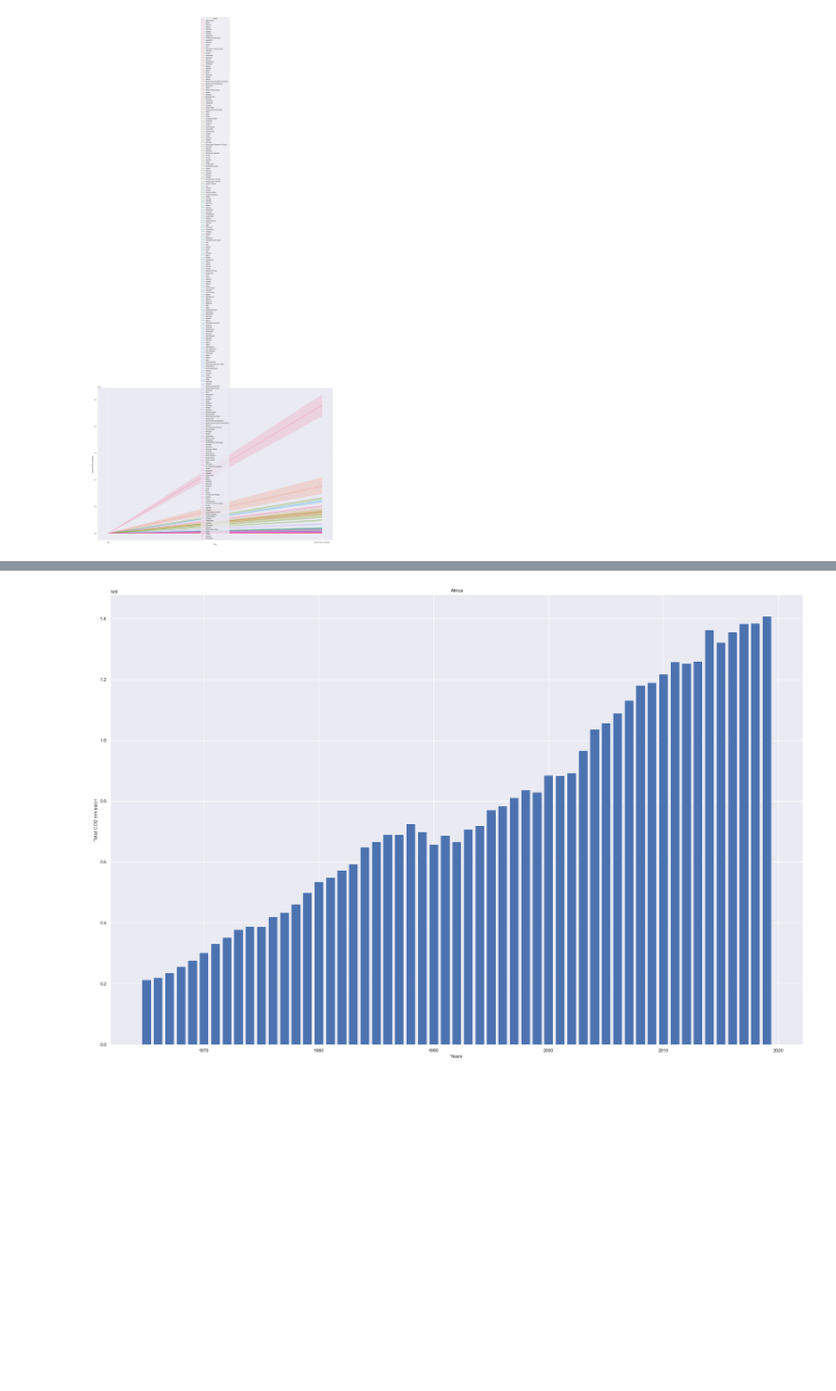
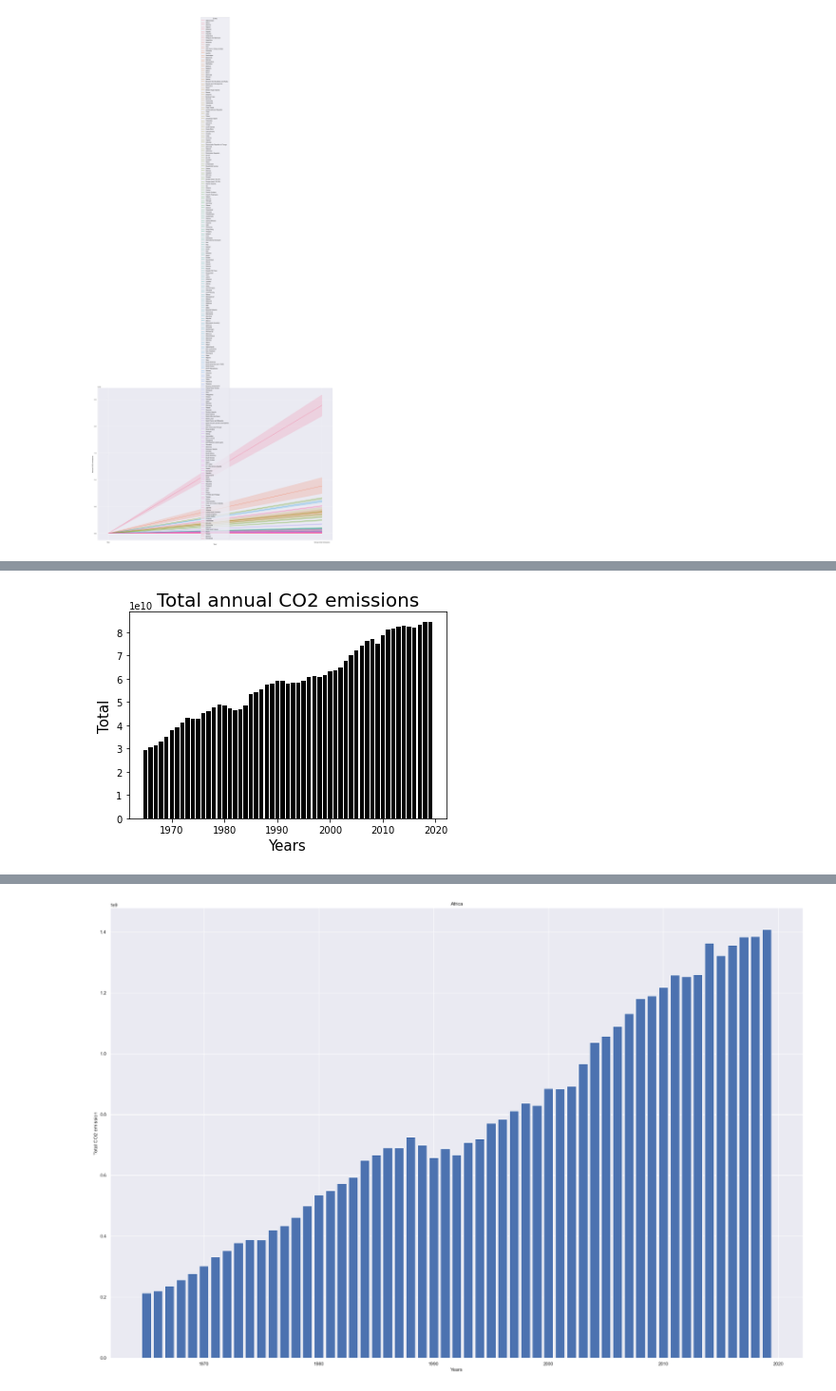
Before and after one commit to kpaulsen97/Social_data, a Jupyter notebook: Final Project.ipynb, the cells around one changed output, grey strips where cells are left out. Shown at 95% size. Saved outputs shown, nothing was run; the diff lists cells and outputs as text; code cells hidden in the pictures; blank space fills up the shorter version.

```diff
--- a/Final Project.ipynb
+++ b/Final Project.ipynb
@@ -296,0 +198,27 @@ data245
+# %%
+import matplotlib.pyplot as plt
+import numpy as np
+
+data45= data45[data45.Year > 1964]
+data45= data45[data45.Year < 2020]
+data45.head()
+
+anni_unici= data45.Year.unique()
+
+tot_CO2= np.zeros(len(anni_unici))
+i= 0
+for anno in anni_unici:
+    temp1=data45[data45['Year']== anno]
+    tot_CO2[i]= temp1['Annual CO2 emissions'].sum()
+    i= i+1
+
+fig = plt.figure()
+plt.bar(anni_unici,tot_CO2, color= 'black')
+plt.title("Total annual CO2 emissions")
+plt.rc('axes', titlesize=20)
+plt.xlabel("Years", fontsize= 15)
+plt.ylabel("Total", fontsize= 15)
+plt.show()
+fig.savefig('Total_annual_CO2_emissions.png')
+# %% [output]
+[figure, added]
```
Also changed, not shown: parts of 27 cells of this notebook, 3 other files.
